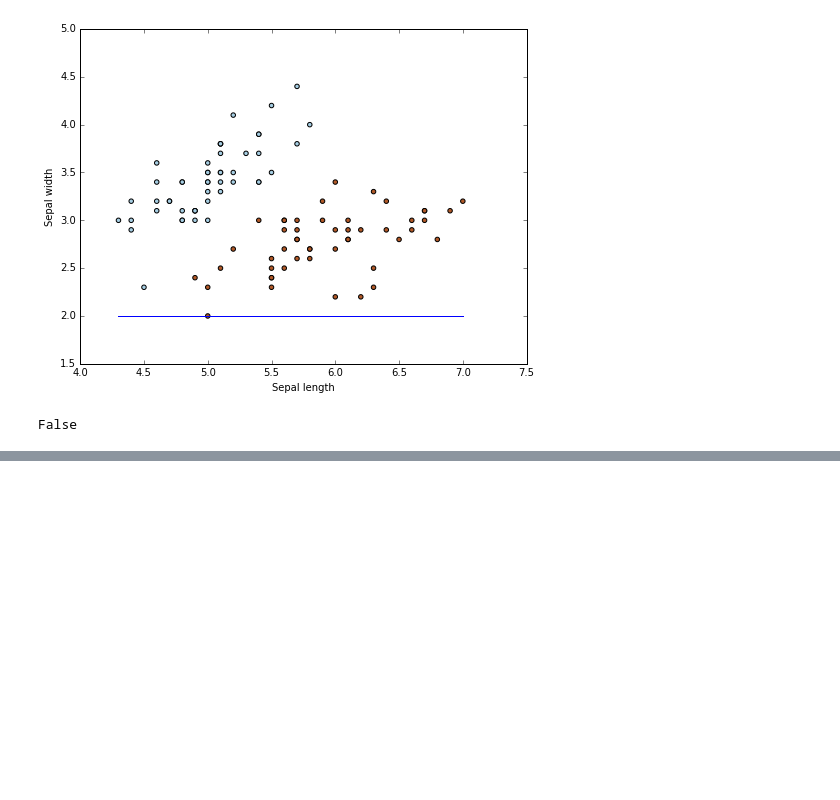
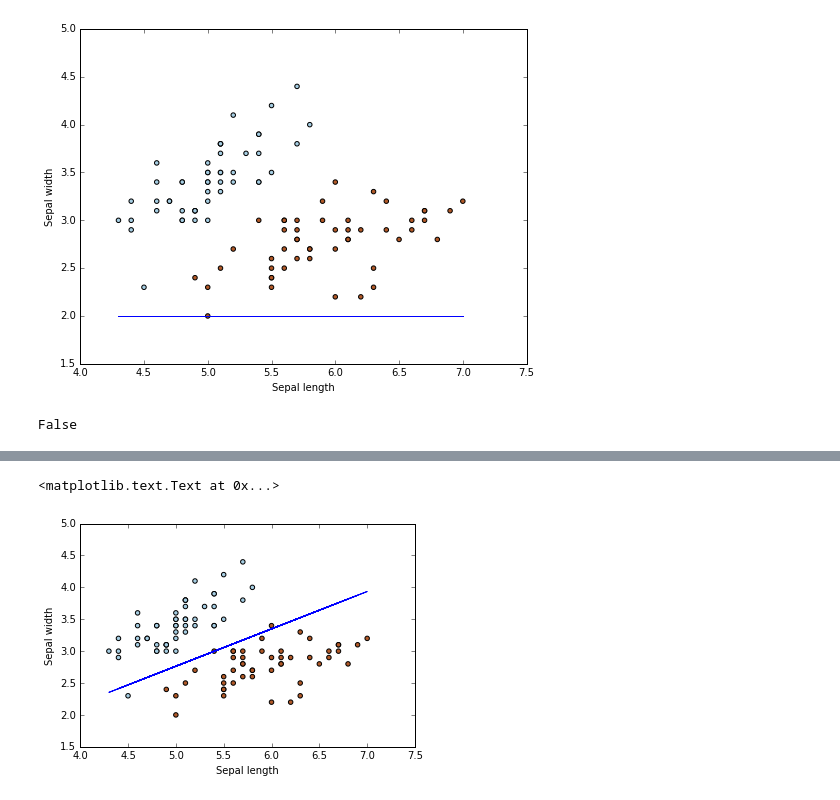
Before and after one commit to AbstractGeek/rusmalai-ncbs, a Jupyter notebook: perceptrons.ipynb, the cells around one changed output, grey strips where cells are left out. Drawn from its saved outputs; the diff is of its cells as text; code cells hidden in the pictures; blank space fills up the shorter version.

```diff
--- a/perceptrons.ipynb
+++ b/perceptrons.ipynb
@@ -54,0 +117,21 @@ False
+# %%
+training_data = X
+
+training_data = [np.append(x,[1]) for x in training_data]
+target = Y
+w = random.rand(3) # Initializing weights randomly.
+errors = []
+eta = 0.2 # Learning rate
+n = 100 # Number of iterations
+theta = 0.25 # Threshold
+
+for i in xrange(n):
+    x, expected = choice(zip(training_data,target))
+    result = dot(w, x)
+    error = expected - unit_step(result,theta)
+    errors.append(error)
+    w += eta * error * x
+
+for x, _ in zip(training_data,target):
+    result = dot(x, w)
+    print("{}: {} -> {}".format(x[:2], result, unit_step(result,theta)))
@@ -54,0 +156,8 @@ False
+# %%
+plt.scatter(X[:, 0], X[:, 1], c=Y, cmap=plt.cm.Paired)
+plt.plot(X[:,0],-(w[0]/w[1])*X[:,0] + theta/w[1])
+plt.xlabel('Sepal length')
+plt.ylabel('Sepal width')
+# %% [output]
+<matplotlib.text.Text at 0x...>
+[figure, added]
```
Also changed, not shown: parts of 6 cells of this notebook.
